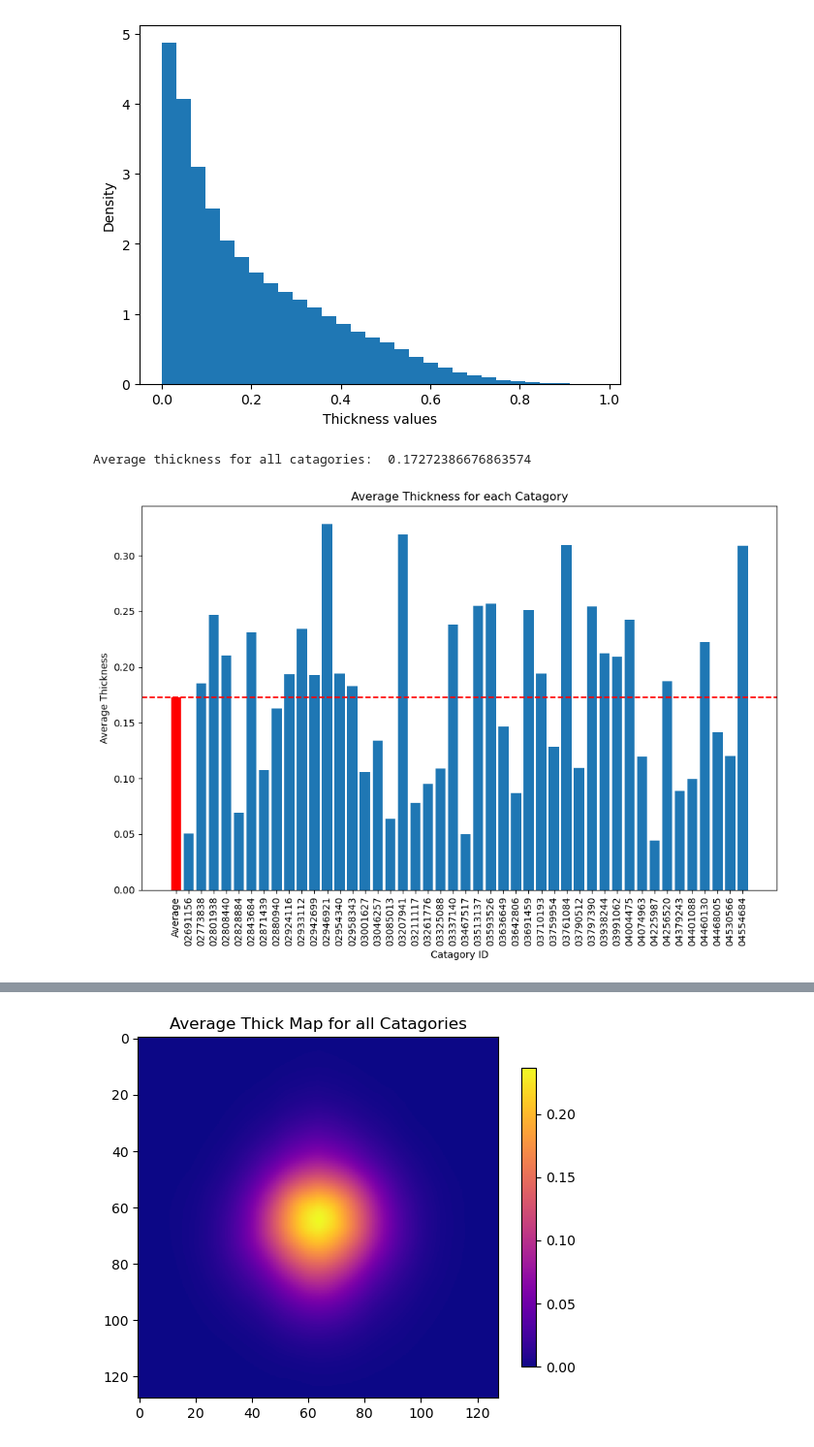
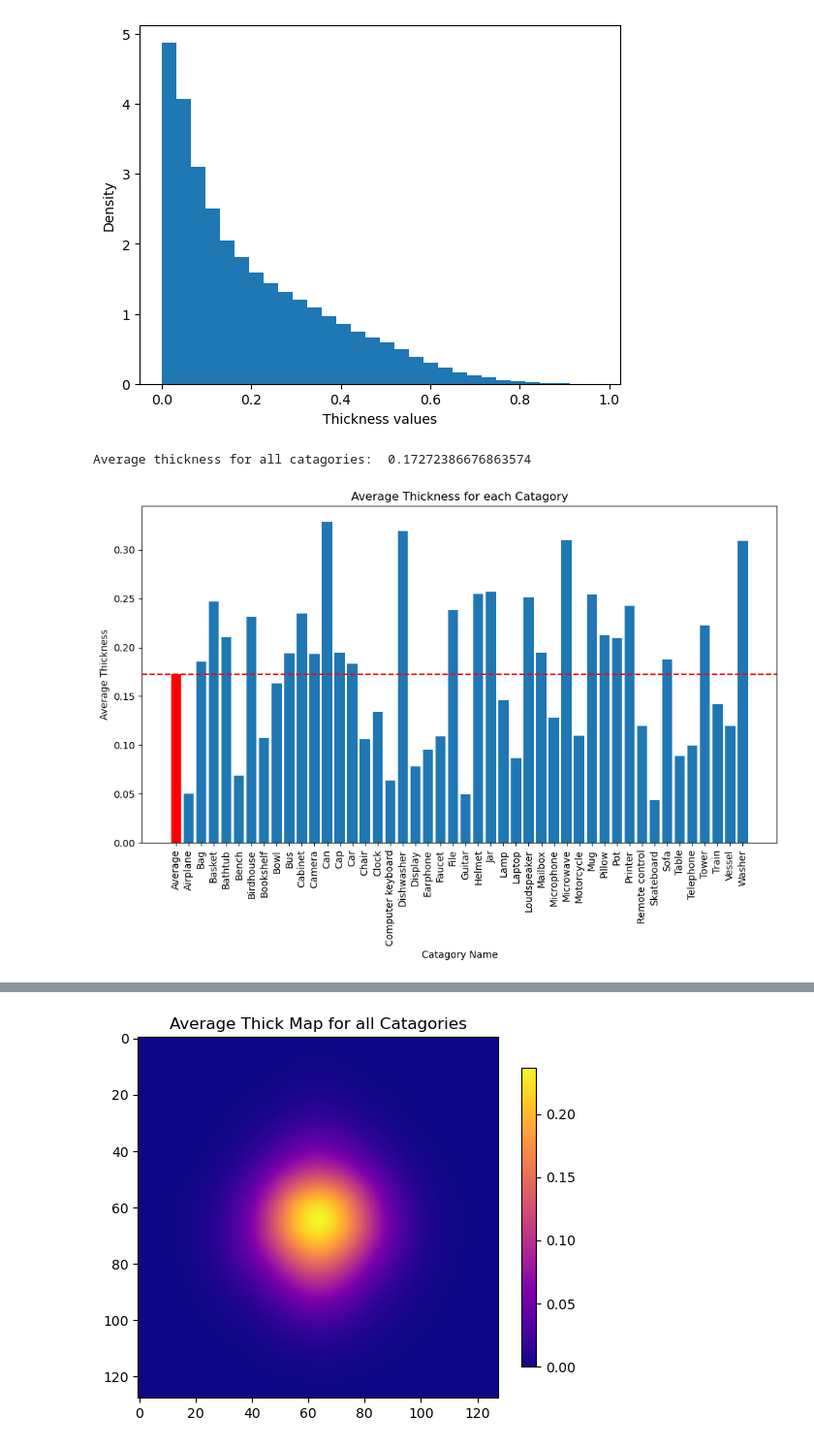
Before and after one commit to kane1204/Object-Thickness-Estimation-Network, a Jupyter notebook: dataset_analysis.ipynb, the cells around one changed output, grey strips where cells are left out. Shown at 97% size. Drawn from its saved outputs; the diff is of its cells as text; code cells hidden in the pictures.

Commit message:
Dataset anaylsis fix

```diff
--- a/dataset_analysis.ipynb
+++ b/dataset_analysis.ipynb
@@ -87,31 +87,31 @@ for batch in dataloader:
 # %%
 # Print average thickness for all catagories
 thick_avg = sum(avg_thick.values())/len(avg_thick)
 print("Average thickness for all catagories: ", thick_avg)
 # Bar plot with ids from df labels are x vertical
 # Make bassline bar red
 fig, ax = plt.subplots(figsize=(10,7))
 # make first bar red red light blue
 
 clrs = ['r']+['#1f77b4']*(len(avg_thick))
 ax.bar(["Average"]+ list(avg_thick.keys()), [thick_avg]+list(avg_thick.values()), color = clrs)#
 
 
 ax.axhline(y=thick_avg, color='r', linestyle='--')
 
 
 # make x axis labels readable
-ax.set_xticklabels(["Average"]+ list(avg_thick.keys()), rotation = 90)
-ax.set_xlabel('Catagory ID')
+ax.set_xticklabels(["Average"]+ [thickness_dataset.labels[i].split(',')[0].capitalize() for i in avg_thick.keys()], rotation = 90)
+ax.set_xlabel('Catagory Name')
 ax.set_ylabel('Average Thickness')
 ax.set_title('Average Thickness for each Catagory')
 fig.tight_layout()
 fig.show()
 # save as pdf
 fig.savefig('figs/model/avg_thick.pdf', format='pdf')
 # %% [output]
 Average thickness for all catagories:  0.17272386676863574
-[figure, old version]
+[figure, new version]
 # %%
 std_avg = sum(stds_list.values())/len(stds_list)
 print("Standard Deviation for all catagories: ",std_avg)
```
Also changed, not shown: parts of 2 cells of this notebook, 4 other files.
